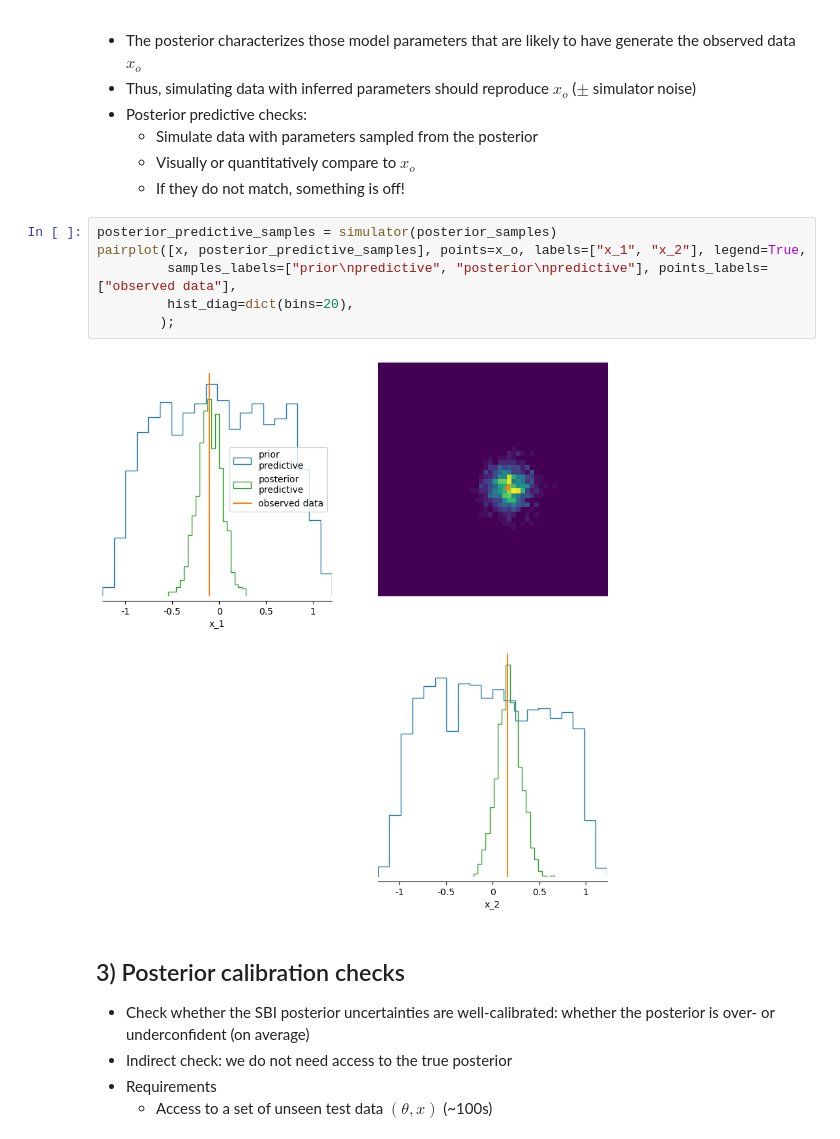
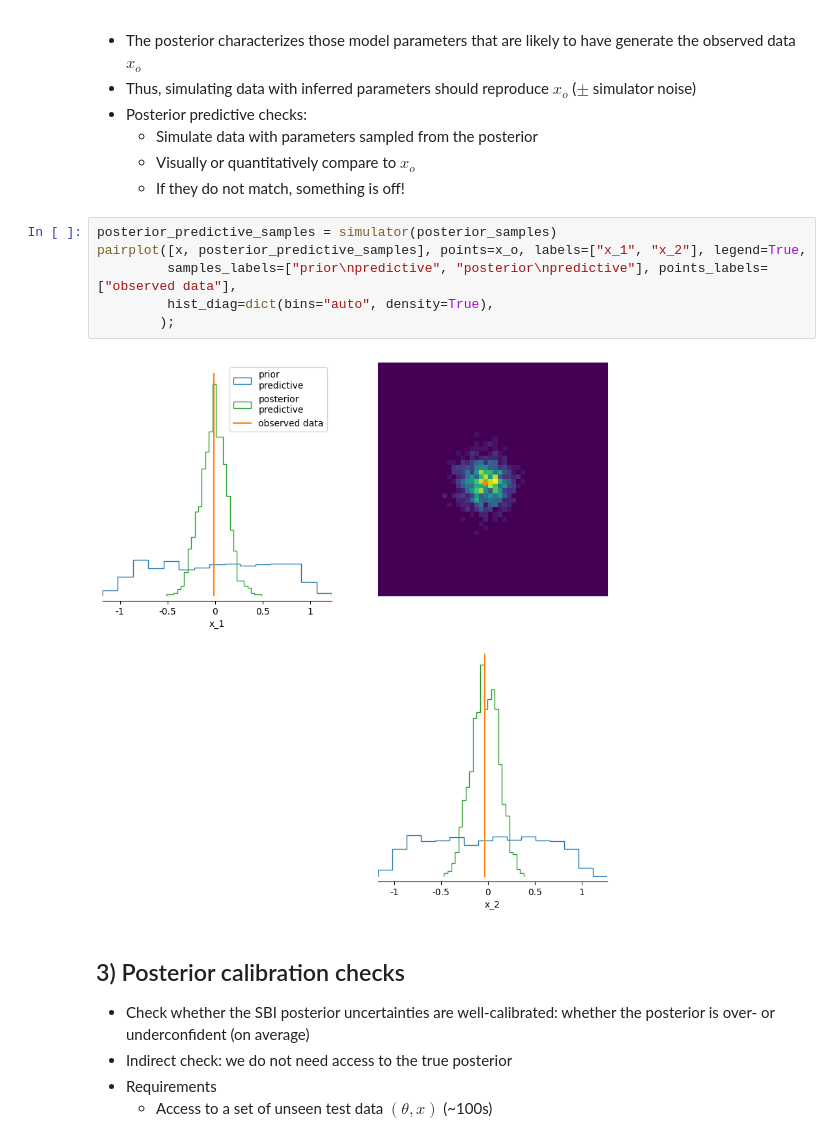
Before and after one commit to aai-institute/tfl-training-sbi, a Jupyter notebook: notebooks/nb_05_evaluation_of_sbi.ipynb, the cells around one changed output. Saved outputs shown, nothing was run; the diff lists cells and outputs as text.

```diff
--- a/notebooks/nb_05_evaluation_of_sbi.ipynb
+++ b/notebooks/nb_05_evaluation_of_sbi.ipynb
@@ -153,11 +153,11 @@ pairplot([theta, posterior_samples], points=theta_o,
 # %%
 posterior_predictive_samples = simulator(posterior_samples)
 pairplot([x, posterior_predictive_samples], points=x_o, labels=["x_1", "x_2"], legend=True,
          samples_labels=["prior\npredictive", "posterior\npredictive"], points_labels=["observed data"],
-         hist_diag=dict(bins=20),
+         hist_diag=dict(bins="auto", density=True),
         );
 # %% [output]
-[figure, old version]
+[figure, new version]
 # %% [markdown]
 ## 3) Posterior calibration checks
 
```
Also changed, not shown: parts of 11 cells of this notebook.
